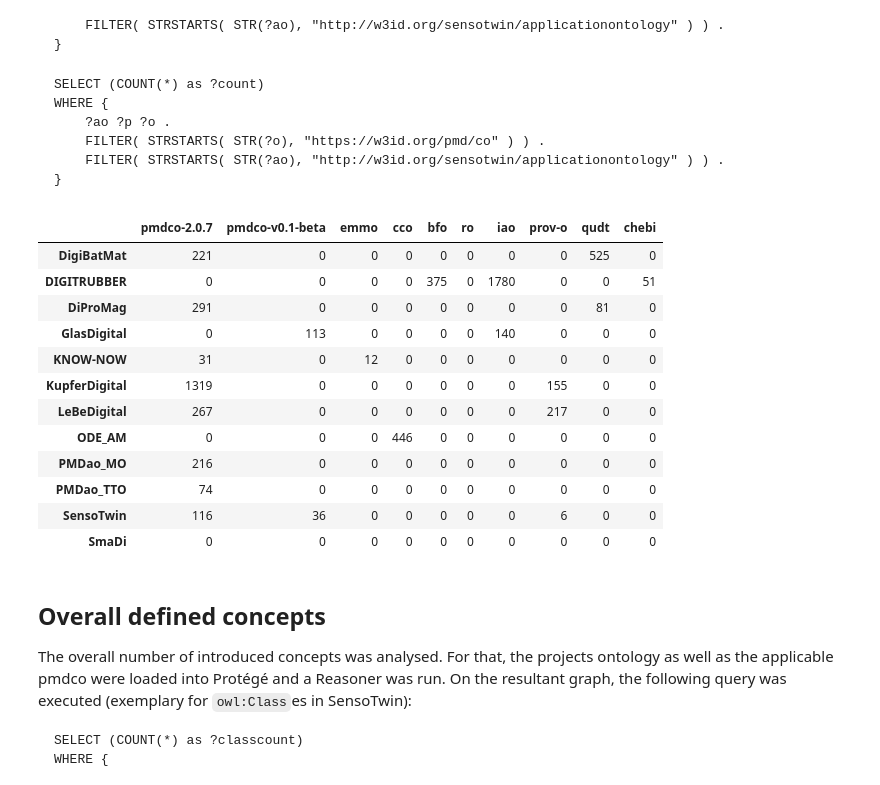
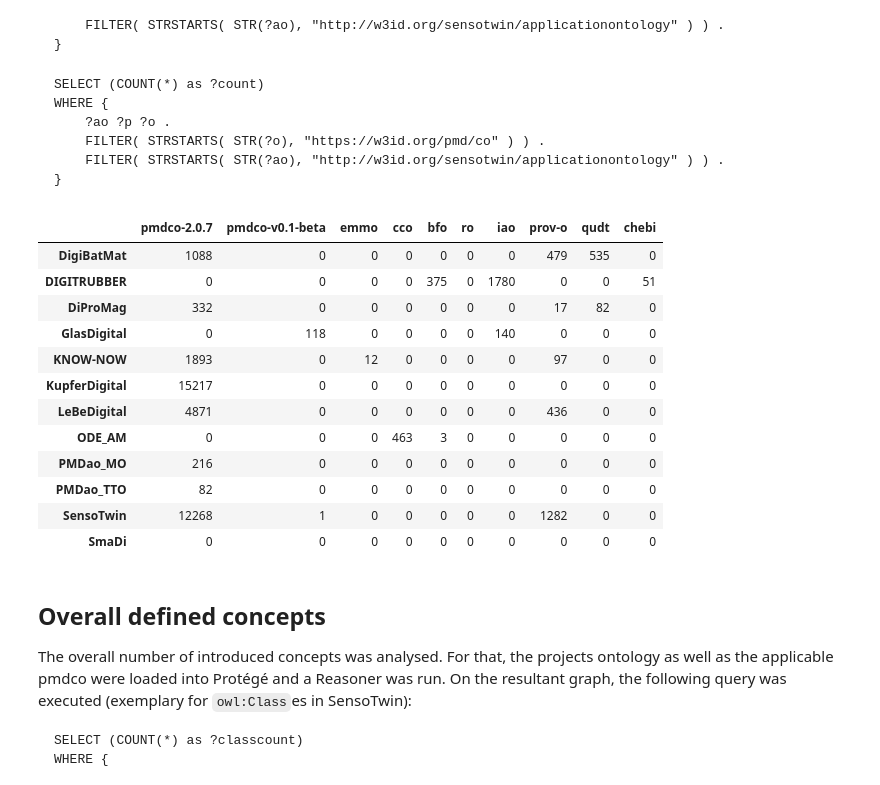
Before and after one commit to materialdigital/materialdigital1_ontology_collection, a Jupyter notebook: eval.ipynb, the cells around one changed output. Saved outputs shown, nothing was run; the diff lists cells and outputs as text; code cells hidden in the pictures.

````diff
--- a/eval.ipynb
+++ b/eval.ipynb
@@ -71,20 +71,20 @@ WHERE {
 }
 ```
 # %%
-pd.DataFrame({ont: {tlo: d['objects']+d['predicates'] for tlo, d in item['tlos']['original'].items()} for ont, item in data.items()}).T
+pd.DataFrame({ont: {tlo: d['objects']+d['predicates'] for tlo, d in item['tlos']['reasoned'].items()} for ont, item in data.items()}).T
 # %% [output]
 |  | pmdco-2.0.7 | pmdco-v0.1-beta | emmo | cco | bfo | ro | iao | prov-o | qudt | chebi |
-| DigiBatMat | 221 | 0 | 0 | 0 | 0 | 0 | 0 | 0 | 525 | 0 |
+| DigiBatMat | 1088 | 0 | 0 | 0 | 0 | 0 | 0 | 479 | 535 | 0 |
 | DIGITRUBBER | 0 | 0 | 0 | 0 | 375 | 0 | 1780 | 0 | 0 | 51 |
-| DiProMag | 291 | 0 | 0 | 0 | 0 | 0 | 0 | 0 | 81 | 0 |
-| GlasDigital | 0 | 113 | 0 | 0 | 0 | 0 | 140 | 0 | 0 | 0 |
-| KNOW-NOW | 31 | 0 | 12 | 0 | 0 | 0 | 0 | 0 | 0 | 0 |
-| KupferDigital | 1319 | 0 | 0 | 0 | 0 | 0 | 0 | 155 | 0 | 0 |
-| LeBeDigital | 267 | 0 | 0 | 0 | 0 | 0 | 0 | 217 | 0 | 0 |
-| ODE_AM | 0 | 0 | 0 | 446 | 0 | 0 | 0 | 0 | 0 | 0 |
+| DiProMag | 332 | 0 | 0 | 0 | 0 | 0 | 0 | 17 | 82 | 0 |
+| GlasDigital | 0 | 118 | 0 | 0 | 0 | 0 | 140 | 0 | 0 | 0 |
+| KNOW-NOW | 1893 | 0 | 12 | 0 | 0 | 0 | 0 | 97 | 0 | 0 |
+| KupferDigital | 15217 | 0 | 0 | 0 | 0 | 0 | 0 | 0 | 0 | 0 |
+| LeBeDigital | 4871 | 0 | 0 | 0 | 0 | 0 | 0 | 436 | 0 | 0 |
+| ODE_AM | 0 | 0 | 0 | 463 | 3 | 0 | 0 | 0 | 0 | 0 |
 | PMDao_MO | 216 | 0 | 0 | 0 | 0 | 0 | 0 | 0 | 0 | 0 |
-| PMDao_TTO | 74 | 0 | 0 | 0 | 0 | 0 | 0 | 0 | 0 | 0 |
-| SensoTwin | 116 | 36 | 0 | 0 | 0 | 0 | 0 | 6 | 0 | 0 |
+| PMDao_TTO | 82 | 0 | 0 | 0 | 0 | 0 | 0 | 0 | 0 | 0 |
+| SensoTwin | 12268 | 1 | 0 | 0 | 0 | 0 | 0 | 1282 | 0 | 0 |
 | SmaDi | 0 | 0 | 0 | 0 | 0 | 0 | 0 | 0 | 0 | 0 |
 # %% [markdown]
 ## Overall defined concepts
````
Also changed, not shown: parts of 1 cell of this notebook.
